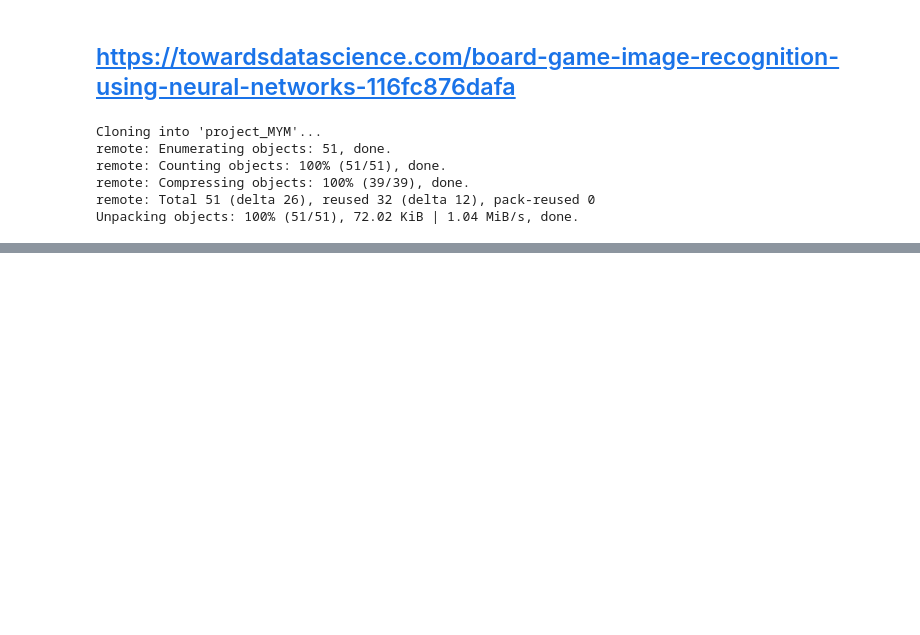
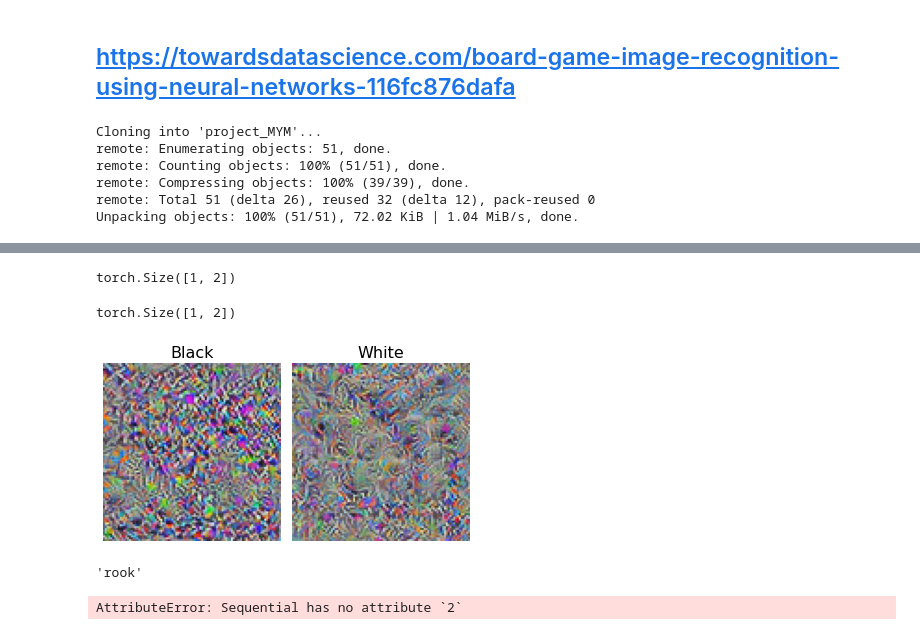
Before and after one commit to mulac/chess-vision, a Jupyter notebook: notebooks/compare.ipynb, the cells around one changed output, grey strips where cells are left out. Cells and saved outputs as stored; diff of their text form; code cells hidden in the pictures; blank space fills up the shorter version.

```diff
--- a/notebooks/compare.ipynb
+++ b/notebooks/compare.ipynb
@@ -58,0 +65,10 @@ Unpacking objects: 100% (51/51), 72.02 KiB | 1.04 MiB/s, done.
+# %%
+path = "/home/calum/Documents/uni/chess-vision/venv/.guild/runs/3c6578add92b49c2b92e8ee9c6b0e017"
+# %%
+model = torch.load(os.path.join(path, "model"), 'cuda')
+config = torch.load(os.path.join(path, "config"), 'cuda')
+# %%
+ds = ChessFolder(root=save_games(config.train_games, config.labeller), transform=config.infer_transform)
+loader = DataLoader(ds, batch_size=100, num_workers=4)
+# %%
+iterp = Interpreter(model, loader, config.loss_fn, config.labeller)
@@ -58,0 +96,24 @@ Unpacking objects: 100% (51/51), 72.02 KiB | 1.04 MiB/s, done.
+# %%
+f = plt.figure(figsize=(8, 8))
+# f.suptitle("Predicted | Actual | Loss", fontsize=20)
+for i in range(2):
+    piece = config.labeller.names[i]
+    plt.subplot(2, 3, i+1)
+    plt.title(piece, fontsize=16)
+    # gray = cv2.cvtColor(iterp.filter_visual('fc.2', i, lr=100000).numpy(), cv2.COLOR_RGB2GRAY)
+    img = cv2.normalize(iterp.filter_visual('fc.2', i, lr=1).numpy(), None, 0, 255, cv2.NORM_MINMAX, dtype=32)
+    plt.imshow(img, cmap='spring')
+    plt.axis("off")
+plt.tight_layout()
+# %% [output]
+torch.Size([1, 2])
+torch.Size([1, 2])
+[figure, added]
+# %%
+config.labeller.names[3]
+# %% [output]
+'rook'
+# %%
+plt.imshow(iterp.filter_visual('layer2.2', 3))
+# %% [output]
+AttributeError: Sequential has no attribute `2`
```
Also changed, not shown: parts of 3 cells of this notebook, 10 other files.
